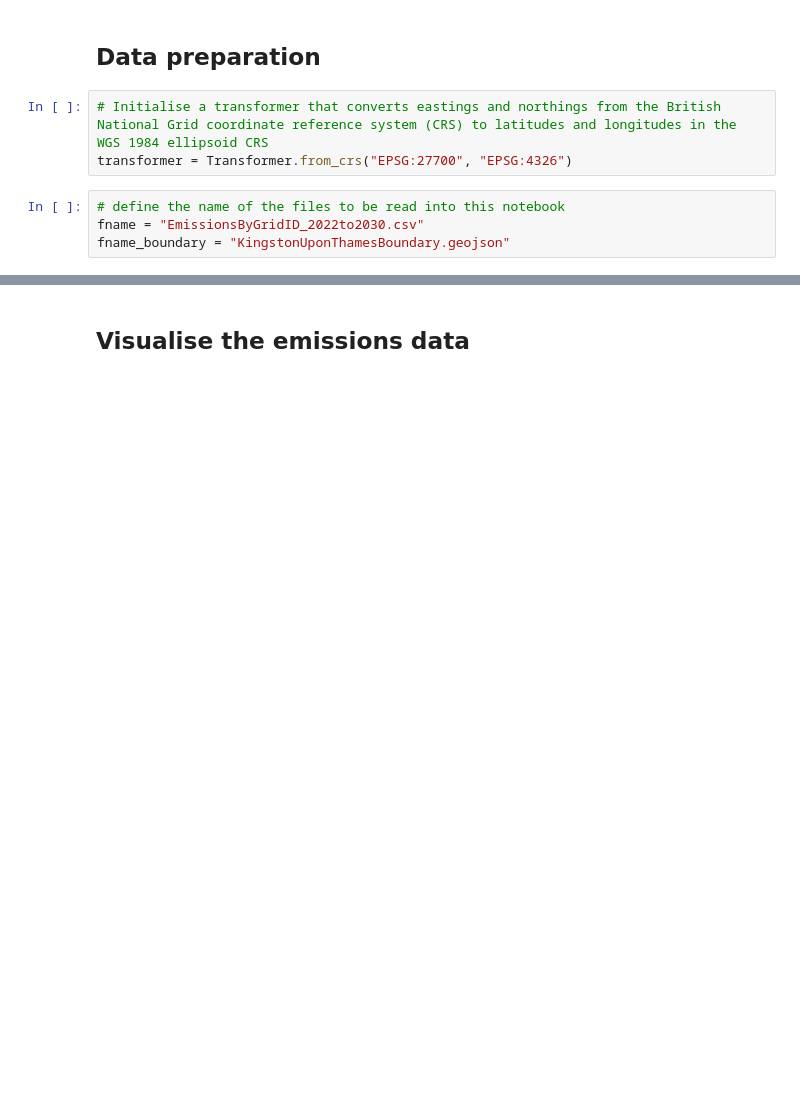
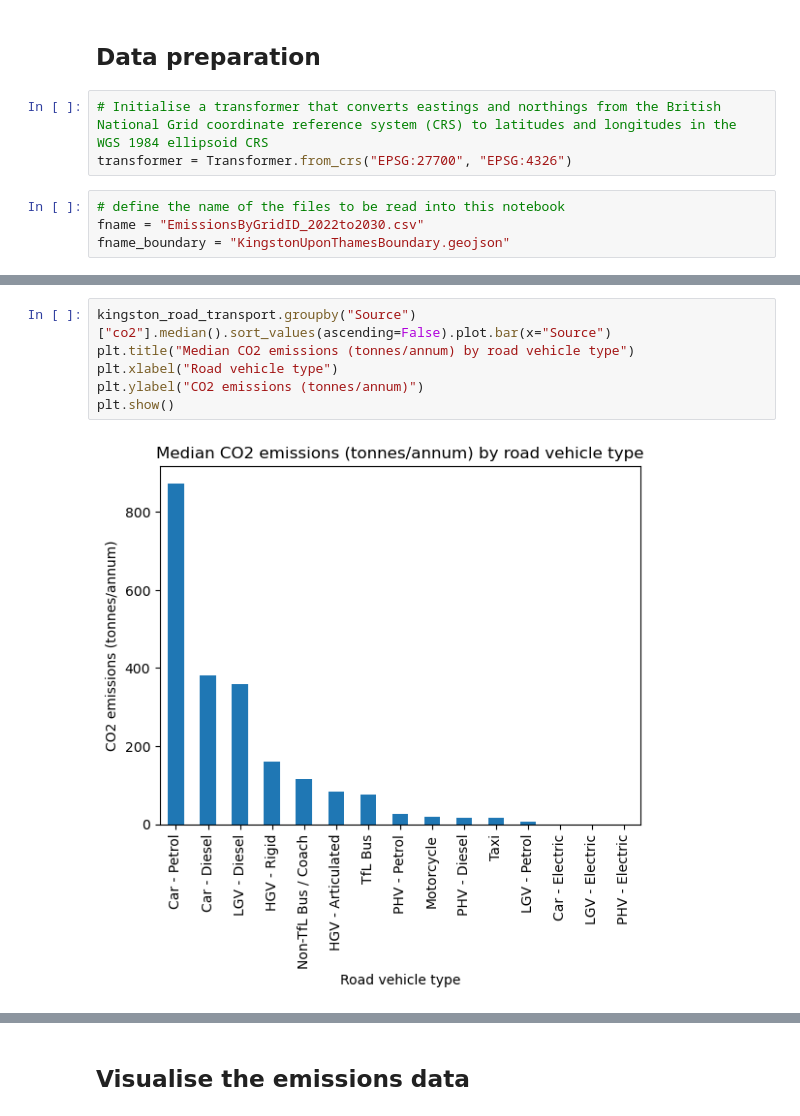
Before and after one commit to andrewsivanesan/London-air-quality, a Jupyter notebook: LondonAirQualityAnalysis.ipynb, the cells around one changed output, grey strips where cells are left out. Saved outputs shown, nothing was run; the diff lists cells and outputs as text; blank space fills up the shorter version.

```diff
--- a/LondonAirQualityAnalysis.ipynb
+++ b/LondonAirQualityAnalysis.ipynb
@@ -118 +142,9 @@ pm2.5           0
 dtype: int64
+# %%
+kingston_road_transport.groupby("Source")["co2"].median().sort_values(ascending=False).plot.bar(x="Source")
+plt.title("Median CO2 emissions (tonnes/annum) by road vehicle type")
+plt.xlabel("Road vehicle type")
+plt.ylabel("CO2 emissions (tonnes/annum)")
+plt.show()
+# %% [output]
+[figure, added]
```
Also changed, not shown: parts of 20 cells of this notebook.
